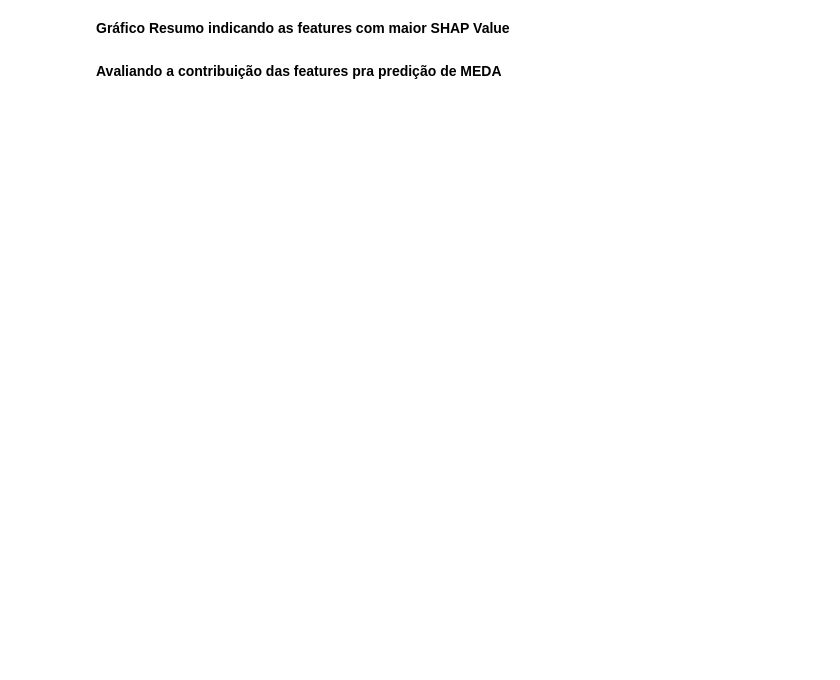
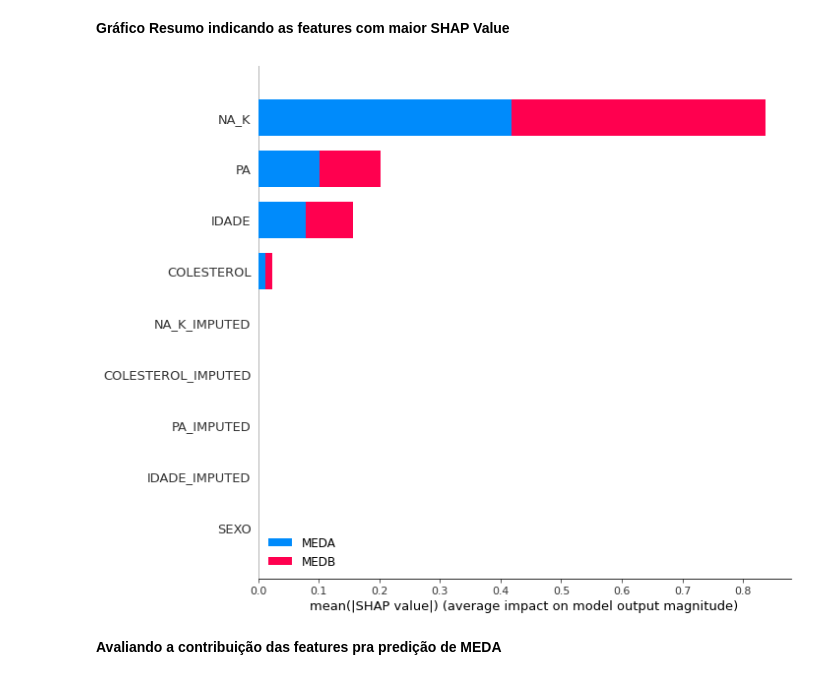
Before and after one commit to inf032/introducaoML, a Jupyter notebook: Farm05.Avaliacao_Preditores.ipynb, the cells around one changed output. Cells and saved outputs as stored; diff of their text form; code cells hidden in the pictures; blank space fills up the shorter version.

```diff
--- a/Farm05.Avaliacao_Preditores.ipynb
+++ b/Farm05.Avaliacao_Preditores.ipynb
@@ -366,7 +369,9 @@ IndexError: ignored
 # %% [markdown]
 **Gráfico Resumo indicando as features com maior SHAP Value**
 # %%
-shap.summary_plot(shap_values, features=X_train_transformed, feature_names=feature_list, plot_type='bar', plot_size=(10,8))
+shap.summary_plot(shap_values, features=X_train_transformed, feature_names=feature_list, plot_type='bar', plot_size=(10,8), class_names=['MEDA', 'MEDB'], class_inds=[0,1])
+# %% [output]
+[figure, added]
 # %% [markdown]
 **Avaliando a contribuição das features pra predição de MEDA**
 # %%
```
Also changed, not shown: parts of 7 cells of this notebook.
